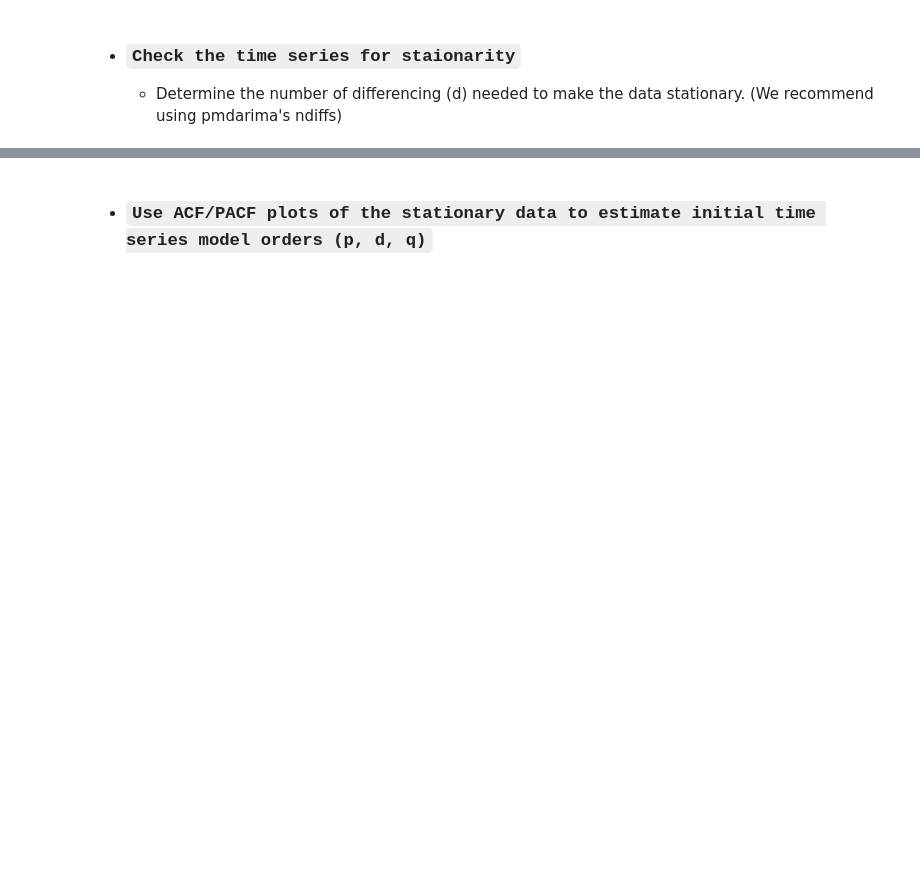
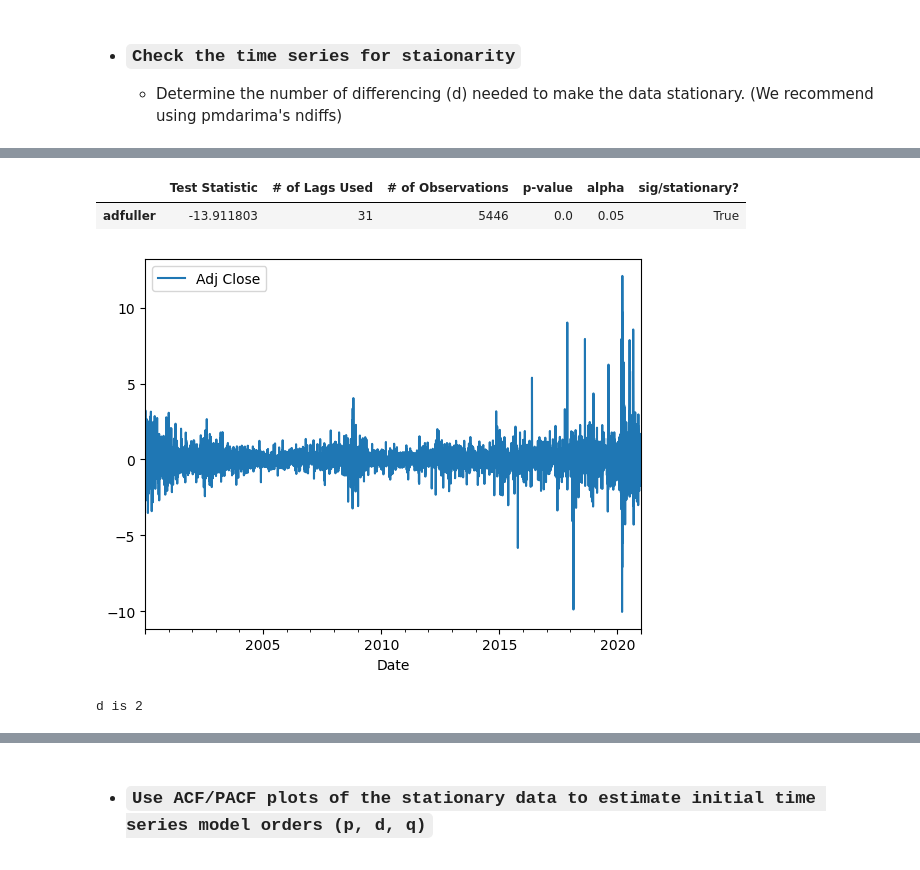
Before and after one commit to VALDE021/ARIMA-Model-Core-EricNV, a Jupyter notebook: ARIMA Core-EricNV.ipynb, the cells around one changed output, grey strips where cells are left out. Drawn from its saved outputs; the diff is of its cells as text; code cells hidden in the pictures; blank space fills up the shorter version.

```diff
--- a/ARIMA Core-EricNV.ipynb
+++ b/ARIMA Core-EricNV.ipynb
@@ -204,12 +267,18 @@ print(d)
 # %%
-# # raw data is not stationary, so we will apply differencing
-# df_diff = df.diff().dropna()
-# df_diff.plot()
+# raw data is not stationary, so we will apply differencing
+df_diff2 = df.diff().dropna()
+df_diff2.plot()
 
-# # Checking for stationarity
-# get_adfuller_results(df_diff)
+# Checking for stationarity
+get_adfuller_results(df_diff2)
+# %% [output]
+|  | Test Statistic | # of Lags Used | # of Observations | p-value | alpha | sig/stationary? |
+| adfuller | -13.911803 | 31 | 5446 | 0.0 | 0.05 | True |
+[figure, added]
 # %%
 # use ndiffs to determine differencing
-d = ndiffs(ts)
+d = ndiffs(df)
 print(f'd is {d}')
+# %% [output]
+d is 2
 # %%
```
Also changed, not shown: parts of 24 cells of this notebook.
